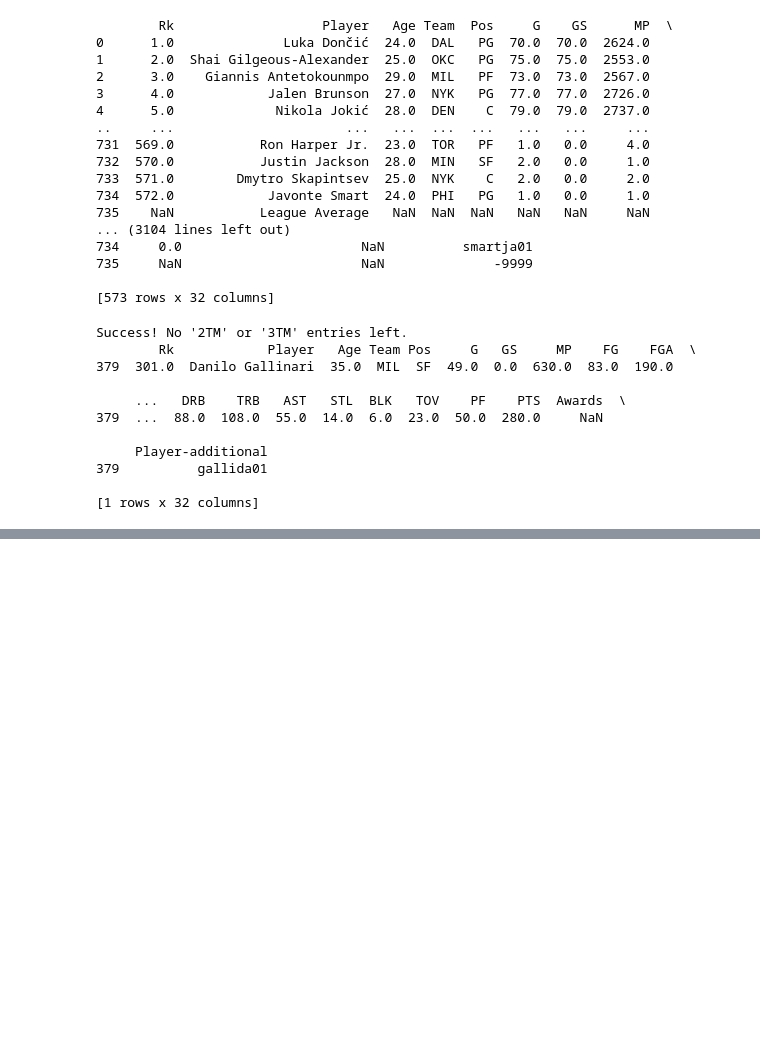
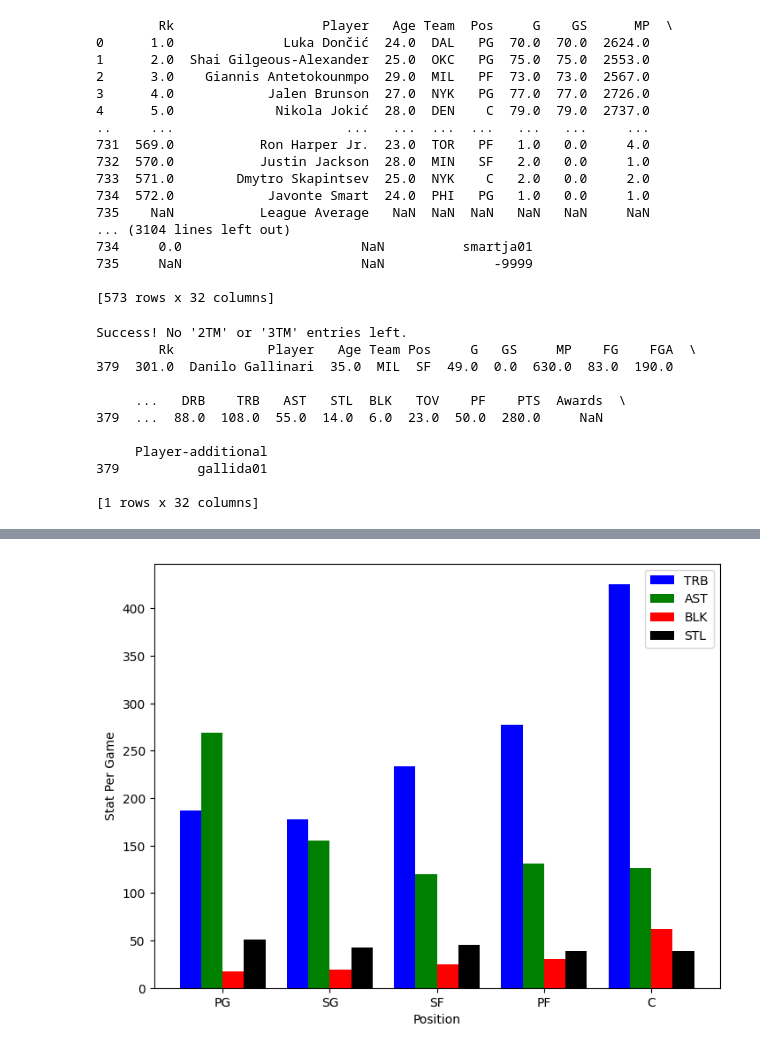
Before and after one commit to ndruwi/BBallComp, a Jupyter notebook: datacollection.ipynb, the cells around one changed output, grey strips where cells are left out. Saved outputs shown, nothing was run; the diff lists cells and outputs as text; code cells hidden in the pictures; blank space fills up the shorter version.

```diff
--- a/datacollection.ipynb
+++ b/datacollection.ipynb
@@ -179,0 +242,27 @@ print(data.columns)
+# %%
+dataPG = data[data['Pos'] == 'PG']
+dataSG = data[data['Pos'] == 'SG']
+dataSF = data[data['Pos'] == 'SF']
+dataPF = data[data['Pos'] == 'PF']
+dataC = data[data['Pos'] == 'C']
+
+avgTRB = [stat.mean(dataPG['TRB']),stat.mean(dataSG['TRB']),stat.mean(dataSF['TRB']),stat.mean(dataPF['TRB']),stat.mean(dataC['TRB'])]
+avgAST = [stat.mean(dataPG['AST']),stat.mean(dataSG['AST']),stat.mean(dataSF['AST']),stat.mean(dataPF['AST']),stat.mean(dataC['AST'])]
+avgBLK = [stat.mean(dataPG['BLK']),stat.mean(dataSG['BLK']),stat.mean(dataSF['BLK']),stat.mean(dataPF['BLK']),stat.mean(dataC['BLK'])]
+avgSTL = [stat.mean(dataPG['STL']),stat.mean(dataSG['STL']),stat.mean(dataSF['STL']),stat.mean(dataPF['STL']),stat.mean(dataC['STL'])]
+
+avg = [avgTRB, avgAST, avgBLK, avgSTL]
+X = np.arange(5)
+fig = plt.figure()
+ax = fig.add_axes([0,0,1,1])
+ax.bar(X - 0.3, avg[0], color = 'b', width = 0.2, label='TRB')
+ax.bar(X - 0.1, avg[1], color = 'g', width = 0.2, label='AST')
+ax.bar(X + 0.1, avg[2], color = 'r', width = 0.2, label='BLK')
+ax.bar(X + 0.3, avg[3], color = 'k', width = 0.2, label='STL')
+plt.xlabel('Position')
+plt.ylabel('Stat Per Game')
+plt.xticks([0, 1, 2, 3, 4], ['PG', 'SG', 'SF', 'PF', 'C'])
+plt.legend()
+plt.show()
+# %% [output]
+[figure, added]
```
Also changed, not shown: parts of 8 cells of this notebook, 1 other file.
